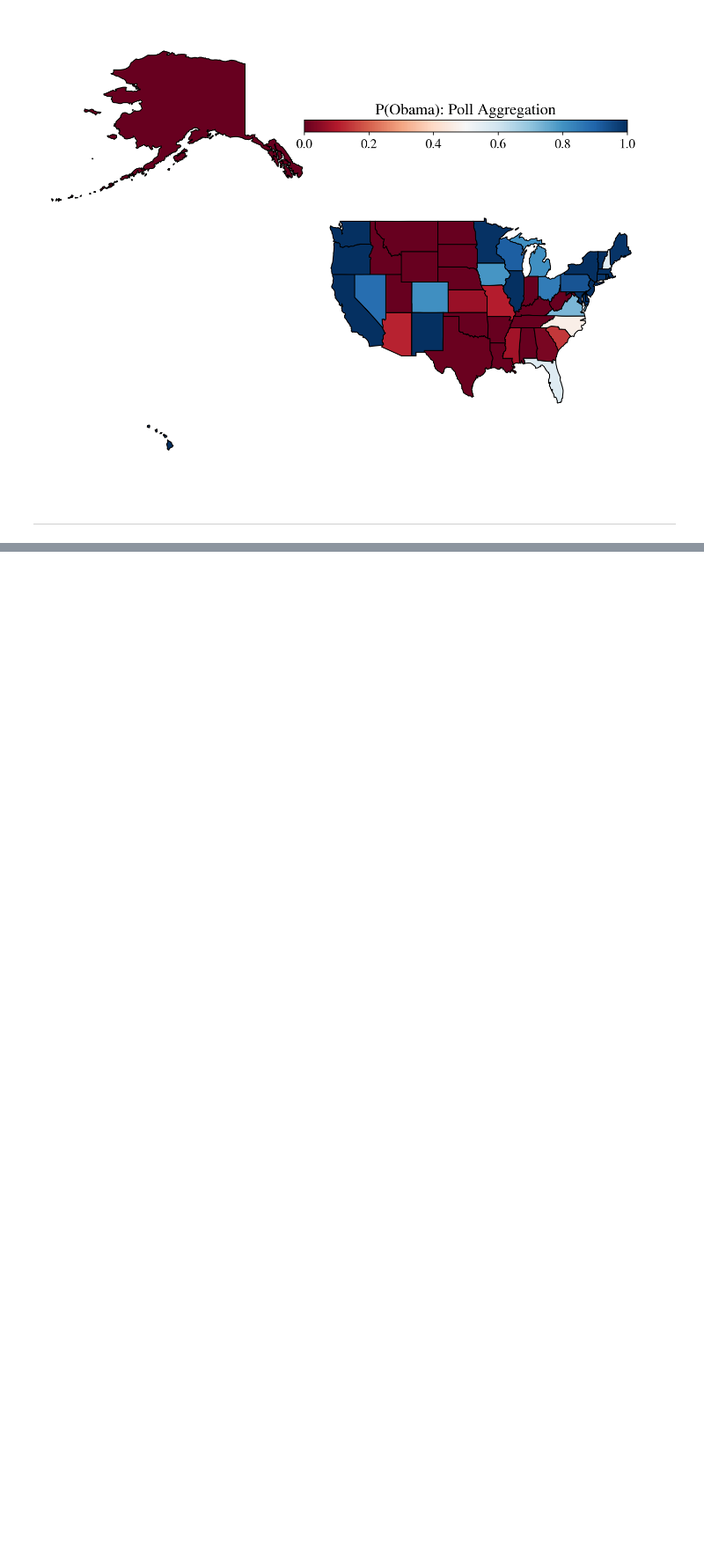
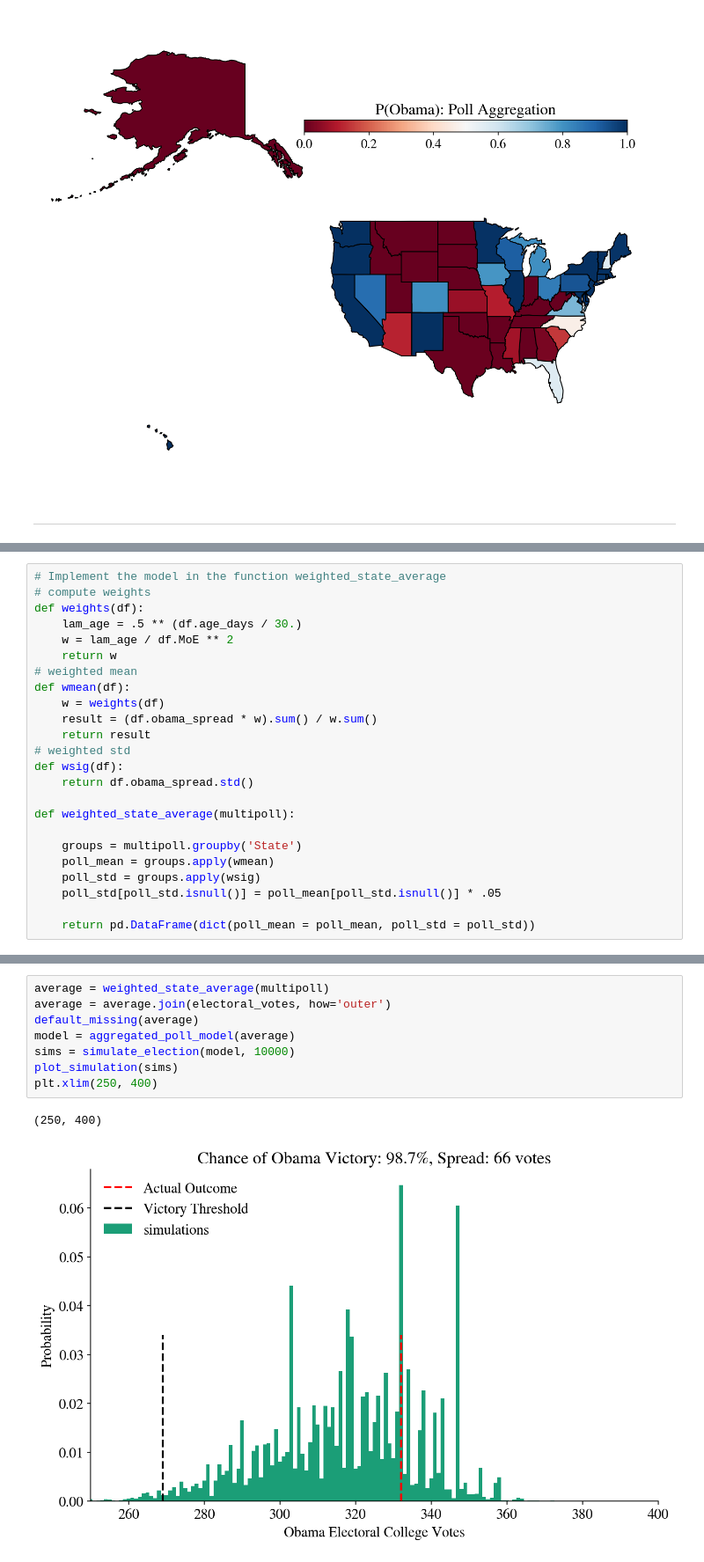
Before and after one commit to joaoDragado/dSc_roadmap, a Jupyter notebook: projects/SimulatingSilver/HW2_user.ipynb, the cells around one changed output, grey strips where cells are left out. Shown at 88% size. Cells and saved outputs as stored; diff of their text form; blank space fills up the shorter version.

Commit message:
complete poll aggregation model.

```diff
--- a/projects/SimulatingSilver/HW2_user.ipynb
+++ b/projects/SimulatingSilver/HW2_user.ipynb
@@ -827,0 +856,24 @@ make_map(model.Obama, "P(Obama): Poll Aggregation")
+# %%
+# Implement the model in the function weighted_state_average
+# compute weights
+def weights(df):
+    lam_age = .5 ** (df.age_days / 30.)
+    w = lam_age / df.MoE ** 2
+    return w
+# weighted mean
+def wmean(df):
+    w = weights(df)
+    result = (df.obama_spread * w).sum() / w.sum()
+    return result
+# weighted std
+def wsig(df):
+    return df.obama_spread.std()
+
+def weighted_state_average(multipoll):
+
+    groups = multipoll.groupby('State')
+    poll_mean = groups.apply(wmean)
+    poll_std = groups.apply(wsig)
+    poll_std[poll_std.isnull()] = poll_mean[poll_std.isnull()] * .05
+
+    return pd.DataFrame(dict(poll_mean = poll_mean, poll_std = poll_std))
@@ -827,0 +886,11 @@ make_map(model.Obama, "P(Obama): Poll Aggregation")
+# %%
+average = weighted_state_average(multipoll)
+average = average.join(electoral_votes, how='outer')
+default_missing(average)
+model = aggregated_poll_model(average)
+sims = simulate_election(model, 10000)
+plot_simulation(sims)
+plt.xlim(250, 400)
+# %% [output]
+(250, 400)
+[figure, added]
```
Also changed, not shown: parts of 5 cells of this notebook, 1 other file.
